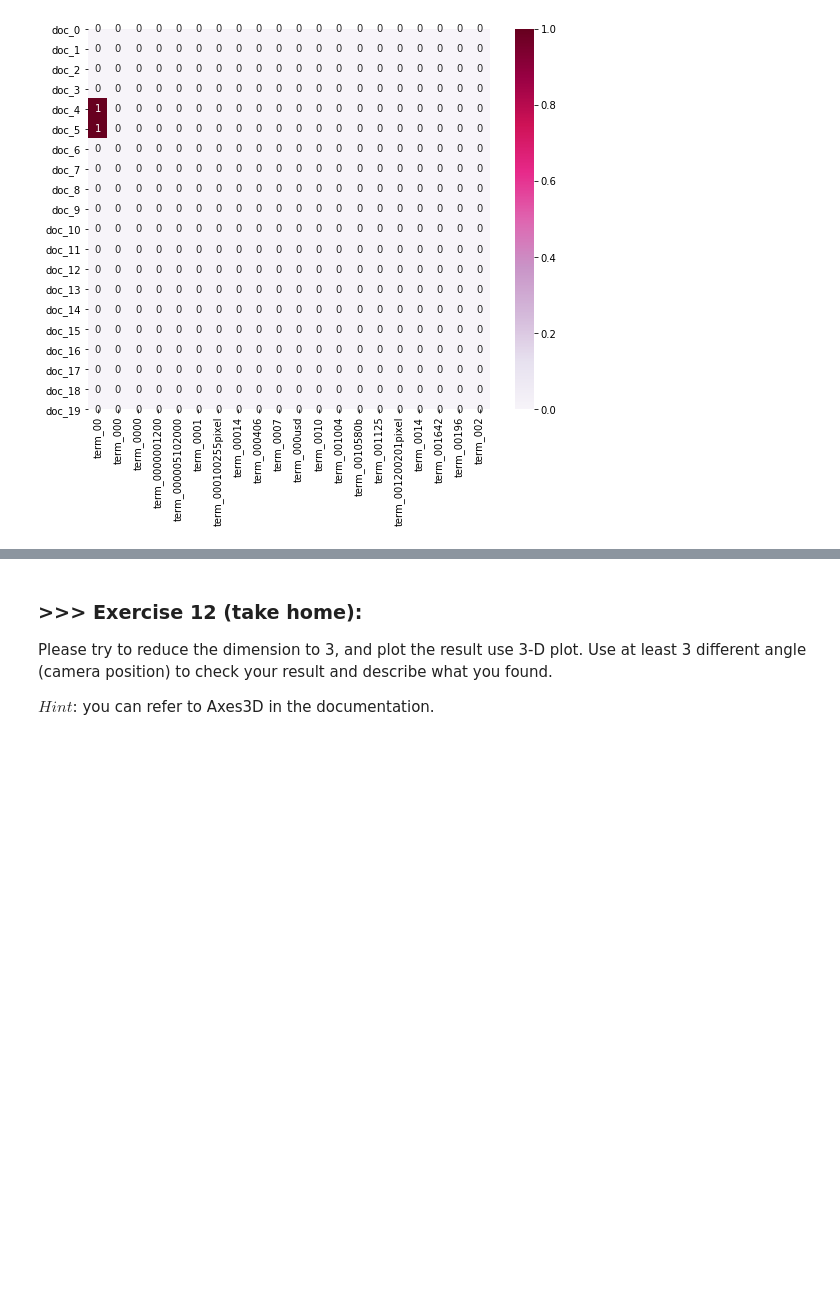
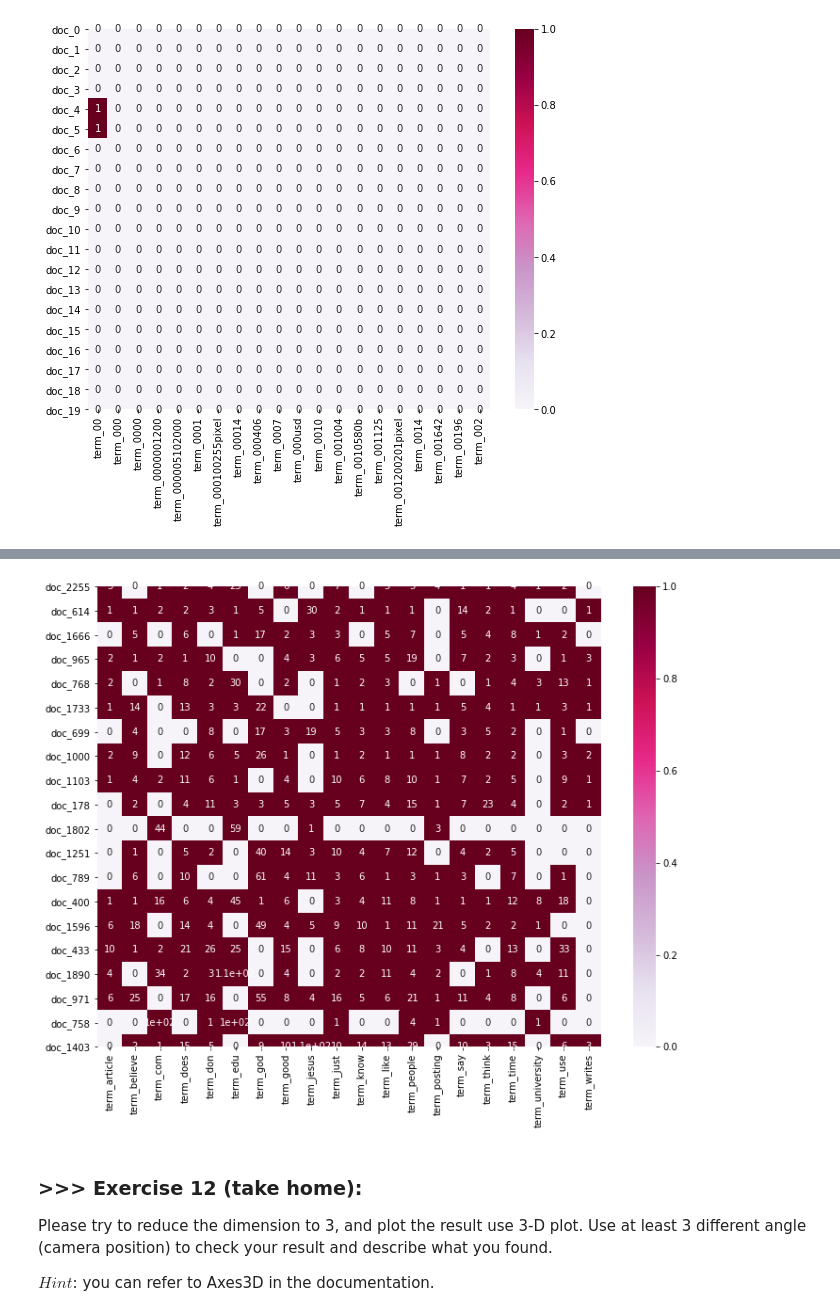
Before and after one commit to eugene08976/DM19-Lab1-Homework1, a Jupyter notebook: DM19-Lab1-Homework.ipynb, the cells around one changed output, grey strips where cells are left out. Cells and saved outputs as stored; diff of their text form; code cells hidden in the pictures; blank space fills up the shorter version.

```diff
--- a/DM19-Lab1-Homework.ipynb
+++ b/DM19-Lab1-Homework.ipynb
@@ -303,0 +219,4 @@ We said that the `1` at the beginning of the fifth record represents the `00` te
+# %%
+import nltk
+# takes a like a minute or two to process
+X['unigrams'] = X['text'].apply(lambda x: dmh.tokenize_text(x))
@@ -325,3 +252,25 @@ from sklearn.decomposition import PCA
+# %%
+# pick top 20 words
+count_vect_my = CountVectorizer(stop_words='english', max_features=20, min_df=0.01, max_df=0.8)
+X_counts_my = count_vect_my.fit_transform(X.text)
+analyze = count_vect_my.build_analyzer()
+# %%
+# pick top 20 documents
+selected_X = np.argsort(X_counts_my.toarray().sum(1))[-20:]
+# %%
+plot_x = ["term_"+str(i) for i in count_vect_my.get_feature_names()]
+plot_y = ["doc_"+ str(i) for i in selected_X]
+plot_z = X_counts_my[selected_X, :].toarray()
+# %%
+import seaborn as sns
+
+df_todraw = pd.DataFrame(plot_z, columns = plot_x, index = plot_y)
+plt.subplots(figsize=(12, 9))
+ax = sns.heatmap(df_todraw,
+                 cmap="PuRd",
+                 vmin=0, vmax=1, annot=True)
+# %% [output]
+[figure, added]
 # %% [markdown]
 ### >>> Exercise 12 (take home):
 Please try to reduce the dimension to 3, and plot the result use 3-D plot. Use at least 3 different angle (camera position) to check your result and describe what you found.
```
Also changed, not shown: parts of 67 cells of this notebook.
